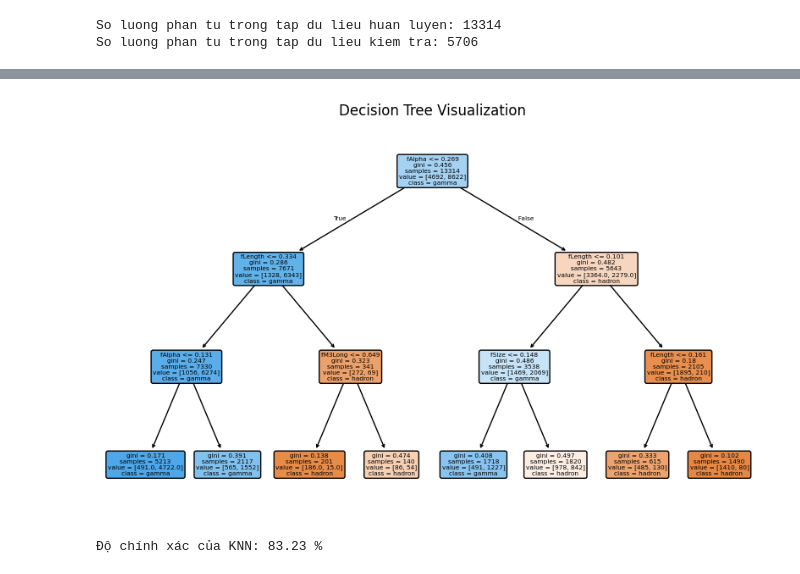
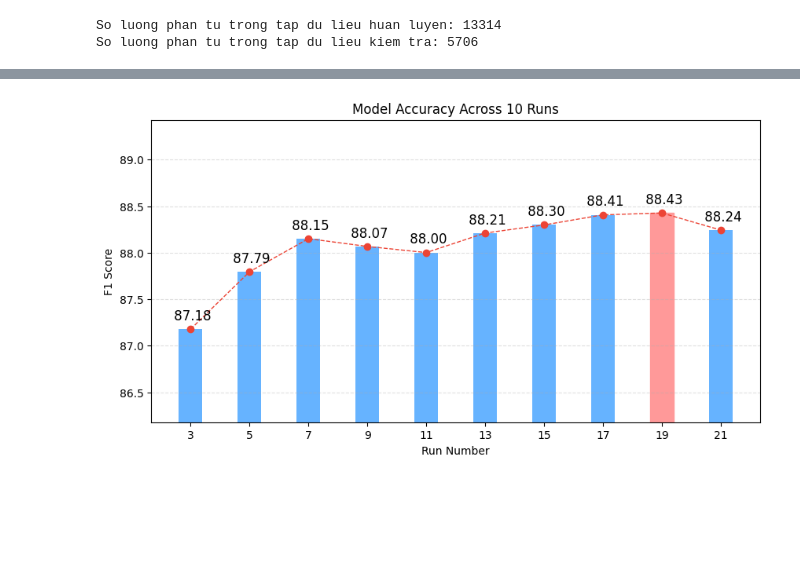
Before and after one commit to hoanle123564/MHUD_Nhom_10, a Jupyter notebook: magic_gamma.ipynb, the cells around one changed output, grey strips where cells are left out. Saved outputs shown, nothing was run; the diff lists cells and outputs as text; code cells hidden in the pictures; blank space fills up the shorter version.

```diff
--- a/magic_gamma.ipynb
+++ b/magic_gamma.ipynb
@@ -144,16 +152,46 @@ plt.show()
-# %%
-plt.figure(figsize=(10, 6))
-plot_tree(model_DT, feature_names=cols[:-1], class_names=['hadron', 'gamma'], filled=True, rounded=True)
-plt.title("Decision Tree Visualization")
-plt.show()
-# %% [output]
-[figure, removed]
 # %%
-model_KNN = KNeighborsClassifier(n_neighbors=5)
-model_KNN.fit(X_train, y_train)
-y_pred_KNN = model_KNN.predict(X_test)
+f1s_KNN = []
 
-accuracy_KNN = accuracy_score(y_test, y_pred_KNN)
-print(f"Độ chính xác của KNN: {100 * accuracy_KNN:.2f} %")
+best_pred_KNN = None
+best_score_KNN = float('-inf')
+best_k = None
+
+for k in range(3, 22, 2):
+    model_KNN = KNeighborsClassifier(n_neighbors=k)
+    model_KNN.fit(X_train, y_train)
+    y_pred_KNN = model_KNN.predict(X_test)
+
+    f1_KNN = f1_score(y_test, y_pred_KNN)
+    f1s_KNN.append(f1_KNN)
+
+    if f1_KNN > best_score_KNN:
+        best_score_KNN = f1_KNN
+        best_pred_KNN = y_pred_KNN
+        best_k = k
+
+    # print(f"Voi k = {k}: {100 * f1_KNN:.2f} %")
+
+
+
+f1s_percent = [f1 * 100 for f1 in f1s_KNN]
+runs = list(range(3, 22, 2))
+
+plt.figure(figsize=(10, 5))
+bar = plt.bar(runs, f1s_percent, color="#66b3ff")
+plt.plot(runs, f1s_percent, marker='o', linestyle='--', linewidth=1, color="#EC4435")
+
+best_idx = np.argmax(f1s_percent)
+bar[best_idx].set_color("#ff9999")
+
+for i, f1 in enumerate(f1s_percent):
+    plt.text(runs[i], f1s_percent[i] + 0.1, f"{f1s_percent[i]: .2f}", ha='center', fontsize=12)
+
+plt.xticks(runs)
+plt.ylim(min(f1s_percent) - 1, max(f1s_percent) + 1)
+plt.xlabel("Run Number")
+plt.ylabel("F1 Score")
+plt.title("Model Accuracy Across 10 Runs")
+plt.grid(True, linestyle='--', alpha=0.4, axis='y')
+plt.show()
 # %% [output]
-Độ chính xác của KNN: 83.23 %
+[figure, added]
```
Also changed, not shown: parts of 14 cells of this notebook.
